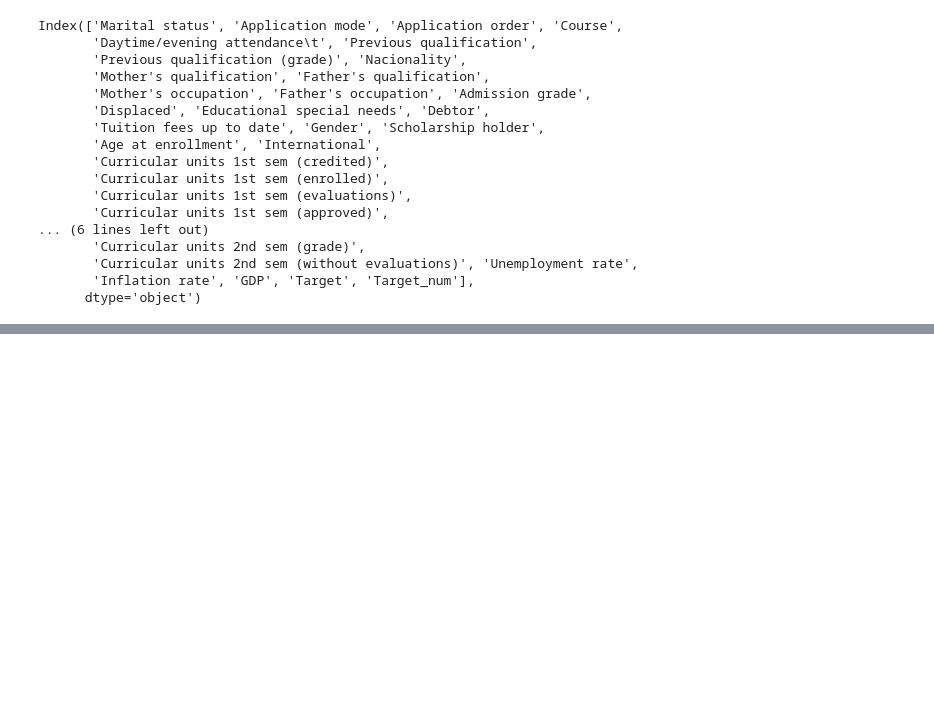
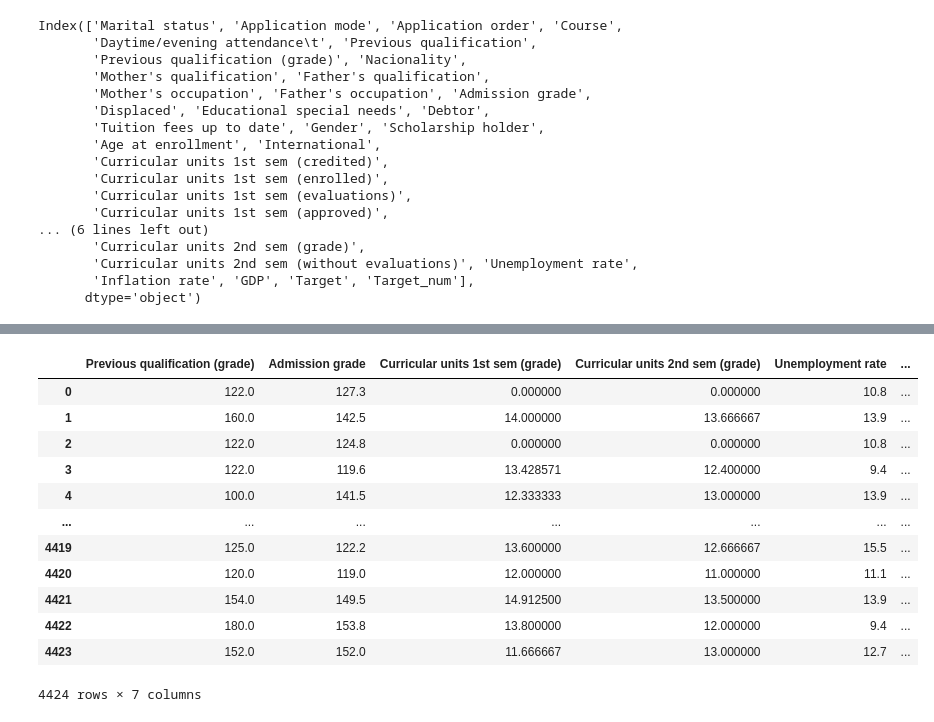
Before and after one commit to dungduong96bg/optimization-project, a Jupyter notebook: Data_clean.ipynb, the cells around one changed output, grey strips where cells are left out. Cells and saved outputs as stored; diff of their text form; code cells hidden in the pictures; blank space fills up the shorter version.

```diff
--- a/Data_clean.ipynb
+++ b/Data_clean.ipynb
@@ -103,0 +119,17 @@ Index(['Marital status', 'Application mode', 'Application order', 'Course',
+# %%
+data_num = data.select_dtypes(include=['float64'])
+data_num
+# %% [output]
+|  | Previous qualification (grade) | Admission grade | Curricular units 1st sem (grade) | Curricular units 2nd sem (grade) | Unemployment rate | ... |
+| 0 | 122.0 | 127.3 | 0.000000 | 0.000000 | 10.8 | ... |
+| 1 | 160.0 | 142.5 | 14.000000 | 13.666667 | 13.9 | ... |
+| 2 | 122.0 | 124.8 | 0.000000 | 0.000000 | 10.8 | ... |
+| 3 | 122.0 | 119.6 | 13.428571 | 12.400000 | 9.4 | ... |
+| 4 | 100.0 | 141.5 | 12.333333 | 13.000000 | 13.9 | ... |
+| ... | ... | ... | ... | ... | ... | ... |
+| 4419 | 125.0 | 122.2 | 13.600000 | 12.666667 | 15.5 | ... |
+| 4420 | 120.0 | 119.0 | 12.000000 | 11.000000 | 11.1 | ... |
+| 4421 | 154.0 | 149.5 | 14.912500 | 13.500000 | 13.9 | ... |
+| 4422 | 180.0 | 153.8 | 13.800000 | 12.000000 | 9.4 | ... |
+| 4423 | 152.0 | 152.0 | 11.666667 | 13.000000 | 12.7 | ... |
+4424 rows × 7 columns
```
Also changed, not shown: parts of 4 cells of this notebook, 11 other files.
